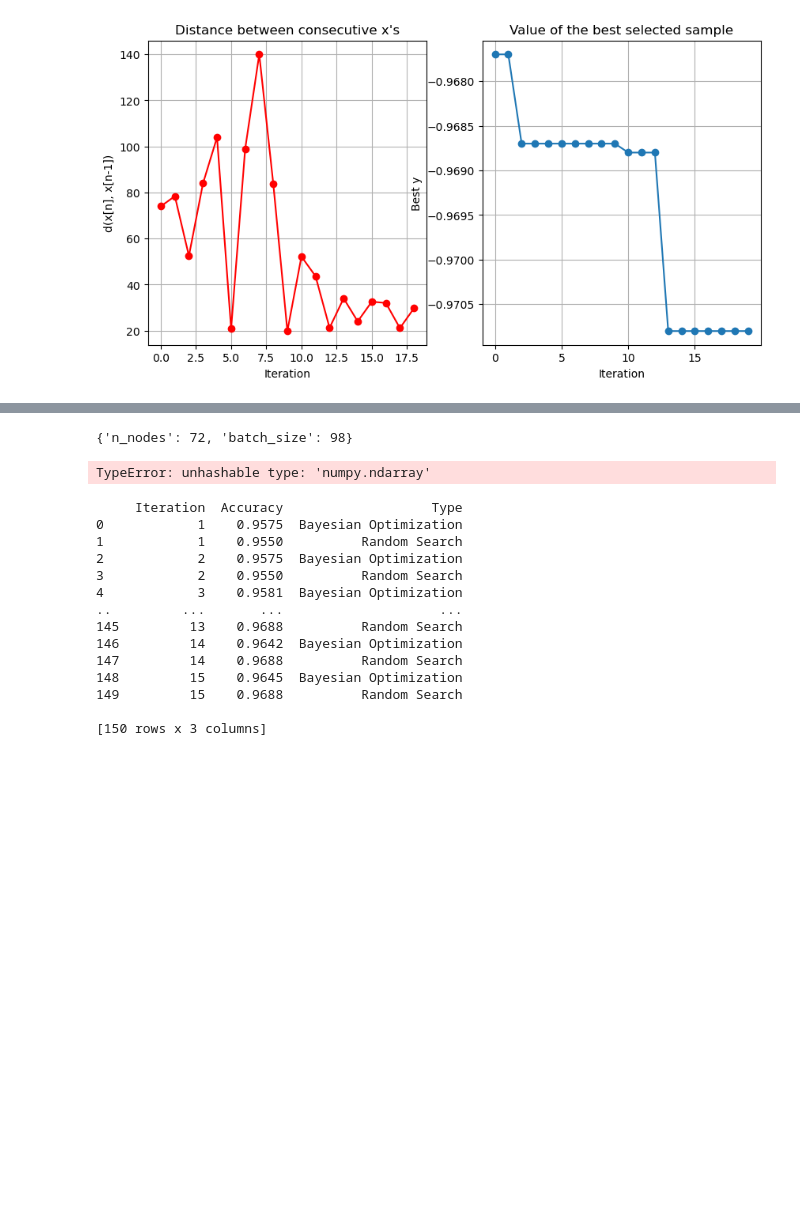
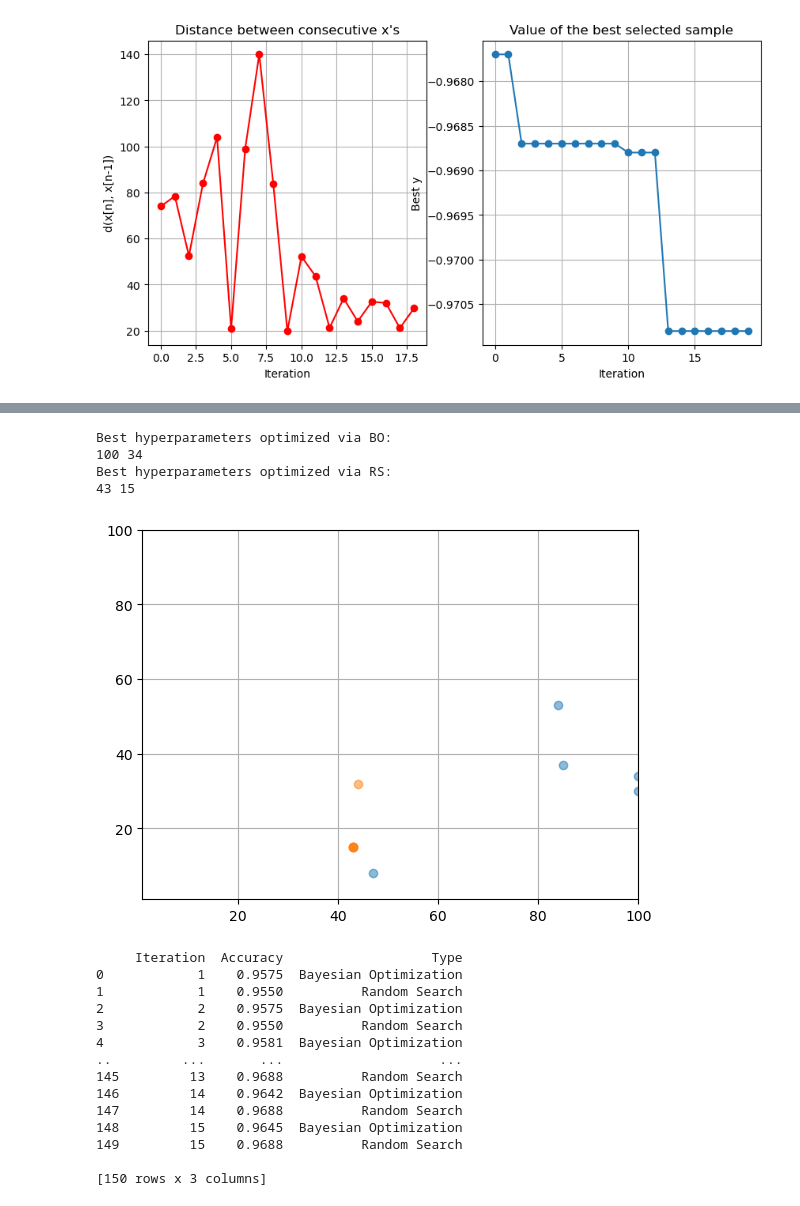
Before and after one commit to VeryThankYou/BayesianOptimization, a Jupyter notebook: Notebook_format.ipynb, the cells around one changed output, grey strips where cells are left out. Cells and saved outputs as stored; diff of their text form; code cells hidden in the pictures; blank space fills up the shorter version.

```diff
--- a/Notebook_format.ipynb
+++ b/Notebook_format.ipynb
@@ -365,21 +381,38 @@ SyntaxError: closing parenthesis ')' does not match opening parenthesis '[' (534
-# %%
-best_param
-# %% [output]
-{'n_nodes': 72, 'batch_size': 98}
-# %%
-# Best parameters
-def most_common(lst):
-    return max(set(lst), key=lst.count)
-
-# Bayesian Optimization
-x_best_BO = most_common(x_bo)
-
-# Bayesian Optimization
-x_best_RS =most_common(x_rs)
-
-print(x_best_BO, x_best_RS)
-# %% [output]
-TypeError: unhashable type: 'numpy.ndarray'
+# %%
+# Best parameters
+def most_common(lst):
+    return max(set(lst), key=lst.count)
+
+# Bayesian Optimization
+BO_nodes = [x_bo[i][0] for i in range(len(x_bo))]
+BO_best_nodes = most_common(BO_nodes)
+BO_batch = [x_bo[i][1] for i in range(len(x_bo))]
+BO_best_batch = most_common(BO_batch)
+
+print("Best hyperparameters optimized via BO:")
+print(int(BO_best_nodes), int(BO_best_batch))
+
+# Bayesian Optimization
+RS_nodes = [x_rs[i][0] for i in range(len(x_rs))]
+RS_best_nodes = most_common(RS_nodes)
+RS_batch = [x_rs[i][1] for i in range(len(x_rs))]
+RS_best_batch = most_common(RS_batch)
+
+print("Best hyperparameters optimized via RS:")
+print(RS_best_nodes, RS_best_batch)
+# %% [output]
+Best hyperparameters optimized via BO:
+100 34
+Best hyperparameters optimized via RS:
+43 15
+# %%
+plt.scatter(BO_nodes, BO_batch, alpha=0.5)
+plt.scatter(RS_nodes, RS_batch, alpha=0.5)
+plt.xlim(1,100)
+plt.ylim(1,100)
+plt.grid()
+# %% [output]
+[figure, added]
 # %%
 import seaborn as sns
 import pandas as pd
```
Also changed, not shown: parts of 1 cell of this notebook.
